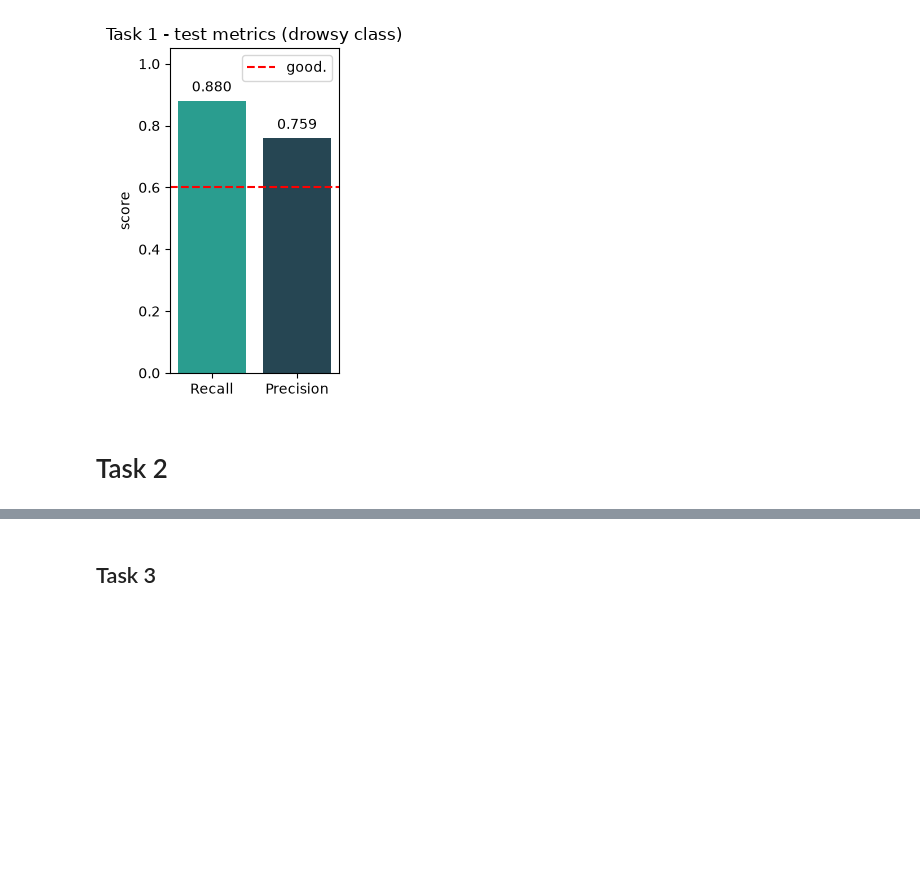
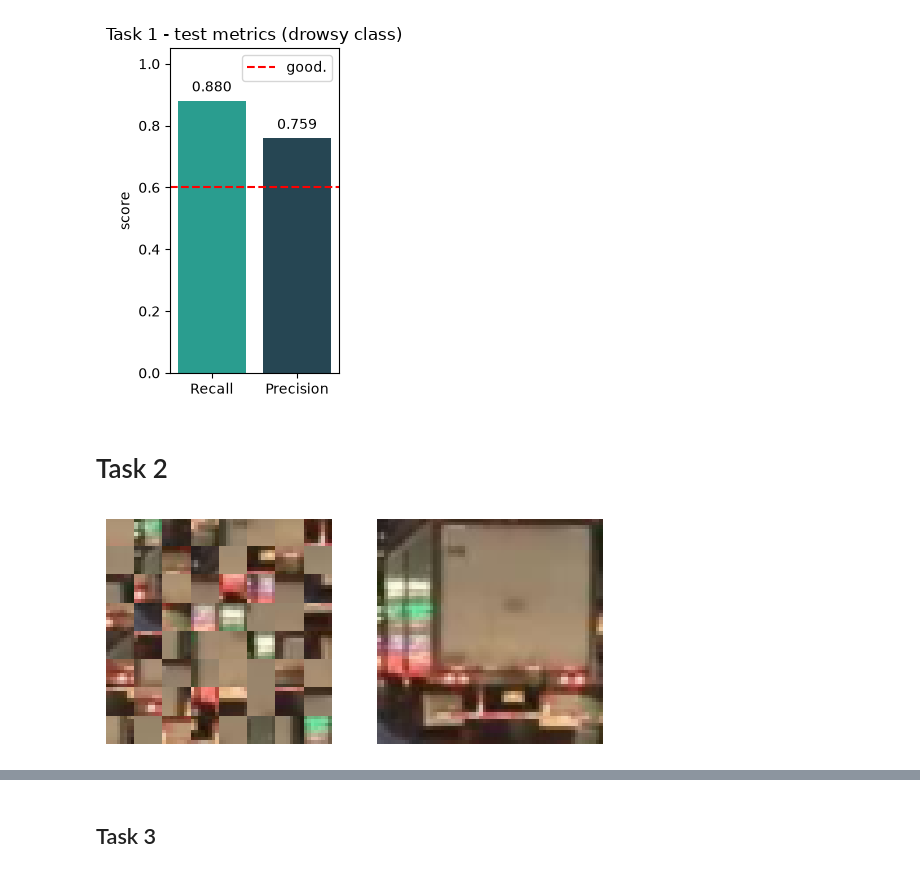
Before and after one commit to IvanBanny/dl-a2, a Jupyter notebook: a2.ipynb, the cells around one changed output, grey strips where cells are left out. Saved outputs shown, nothing was run; the diff lists cells and outputs as text; code cells hidden in the pictures; blank space fills up the shorter version.

```diff
--- a/a2.ipynb
+++ b/a2.ipynb
@@ -681,40 +681,44 @@ class PatchShuffle:
 
         return shuffled_img
 # %%
+from torchvision.transforms import Compose, ToTensor, Resize
+from torchvision.transforms import functional as vf
+import matplotlib.pyplot as plt
+
 train_dataset = BDDObjectClassificationDataset(
     dataset_dir=OBJ_CLS_DATASET_DIR,
     split="train",
-    img_transform=None,  # Fill train image transforms
+    # Fill train image transforms:
+    img_transform=Compose([Resize((64,64)), ToTensor()]),
 )
 
 test_dataset = BDDObjectClassificationDataset(
     dataset_dir=OBJ_CLS_DATASET_DIR,
     split="test",
-    img_transform=None,  # Fill test image transforms
+    # Fill test image transforms:
+    img_transform=Compose([Resize((64,64)), ToTensor()]),
 )
 
 ### See how Patch Shuffle affects an image: CODE MEANT FOR ILLUSTRATION ###
-from torchvision.transforms import Compose, ToTensor, Resize
-from torchvision.transforms import functional as vf
-import matplotlib.pyplot as plt
-
 vis_dataset_noisy = BDDObjectClassificationDataset(
     dataset_dir=OBJ_CLS_DATASET_DIR,
     split="test",
     img_transform=Compose([Resize((64, 64)), ToTensor(), PatchShuffle(patch_size=8)]),
 )
 vis_dataset_clean = BDDObjectClassificationDataset(
     dataset_dir=OBJ_CLS_DATASET_DIR,
     split="test",
     img_transform=Compose([Resize((64, 64)), ToTensor()]),
 )
 fig, ax = plt.subplots(1, 2)
 img_noisy, label = vis_dataset_noisy[16]
 img_clean, label = vis_dataset_clean[16]
 ax[0].imshow(vf.to_pil_image(img_noisy))
 ax[1].imshow(vf.to_pil_image(img_clean))
 for a in ax:
     a.set_xticks([])
     a.set_yticks([])
     a.set_frame_on(False)
 ### See how Patch Shuffle affects an image: CODE MEANT FOR ILLUSTRATION ###
+# %% [output]
+[figure, added]
```
Also changed, not shown: parts of 5 cells of this notebook.
